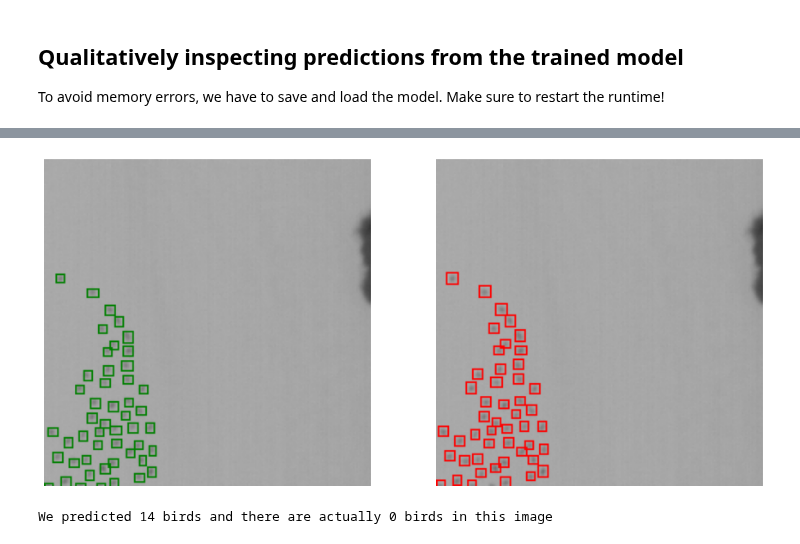
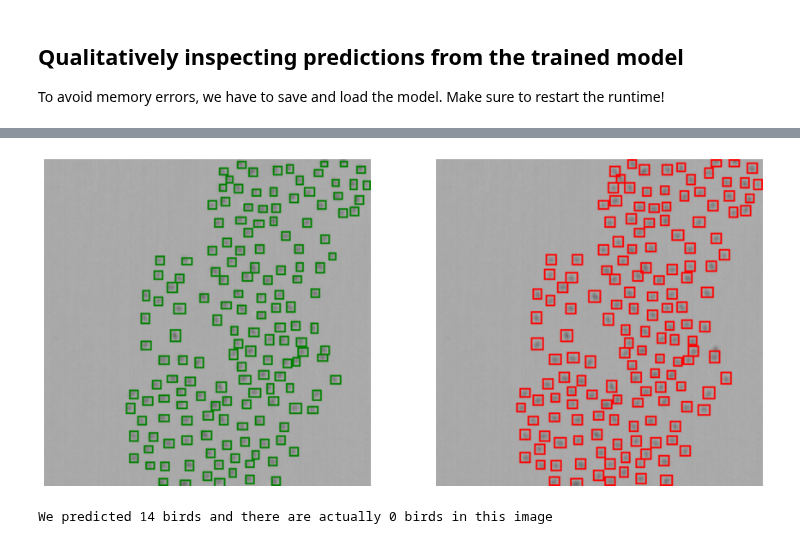
Before and after one commit to emiliolr/counting-cranes, a Jupyter notebook: object_detection/faster_rcnn_experiments.ipynb, the cells around one changed output, grey strips where cells are left out. Cells and saved outputs as stored; diff of their text form; code cells hidden in the pictures.

Commit message:
Tweaked the score thresh for Faster R-CNN and continued pursuing qual analyses

```diff
--- a/object_detection/faster_rcnn_experiments.ipynb
+++ b/object_detection/faster_rcnn_experiments.ipynb
@@ -78,6 +78,7 @@ Global seed set to 1693
 # %%
 #Selecting hyperparams for this run
 tile_size = tuple(config['tile_size'])
+HYPERPARAMETERS['constructor_hyperparams']['box_score_thresh'] = 0.4 #TODO: add into config.json!
 HYPERPARAMETERS
 # %% [output]
 {'batch_size': 1,
@@ -164,28 +163,28 @@ images, targets = images[0 : 10], targets[0 : 10]
 preds = pl_model(images)
 # %%
 #Plotting an image and predicted bboxes
-index = 5
+index = 3
 img = (np.moveaxis(images[index].numpy(), 0, -1) * 255)
 pred_bboxes = preds[index]['boxes'].tolist()
 gt_bboxes = targets[index]['boxes'].tolist()
 
 pil_img_pred = Image.fromarray(np.copy(img).astype(np.uint8))
 draw = ImageDraw.Draw(pil_img_pred)
 for b in pred_bboxes:
     draw.rectangle(b, outline = 'red', width = 1)
 
 pil_img_gt = Image.fromarray(np.copy(img).astype(np.uint8))
 draw = ImageDraw.Draw(pil_img_gt)
 for b in gt_bboxes:
     draw.rectangle(b, outline = 'green', width = 1)
 
 f, axarr = plt.subplots(1, 2, figsize = (15, 10))
 axarr[0].imshow(pil_img_gt)
 axarr[1].imshow(pil_img_pred)
 for a in axarr:
     a.axis('off')
 # %% [output]
-[figure, old version]
+[figure, new version]
 # %%
 #Checking counts
 print(f'We predicted {len(bboxes)} birds and there are actually {len(targets[index]["boxes"])} birds in this image')
```
Also changed, not shown: parts of 8 cells of this notebook, 2 other files.
